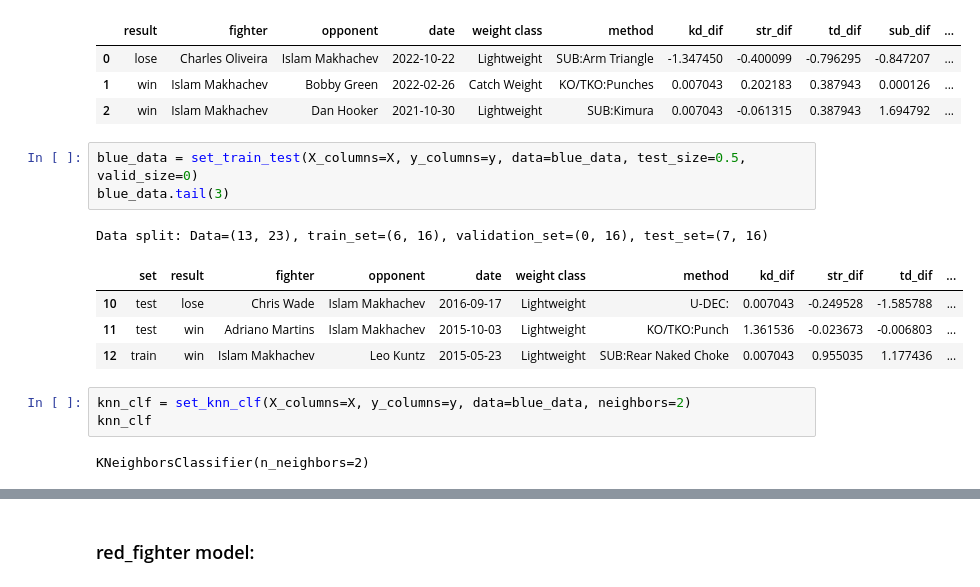
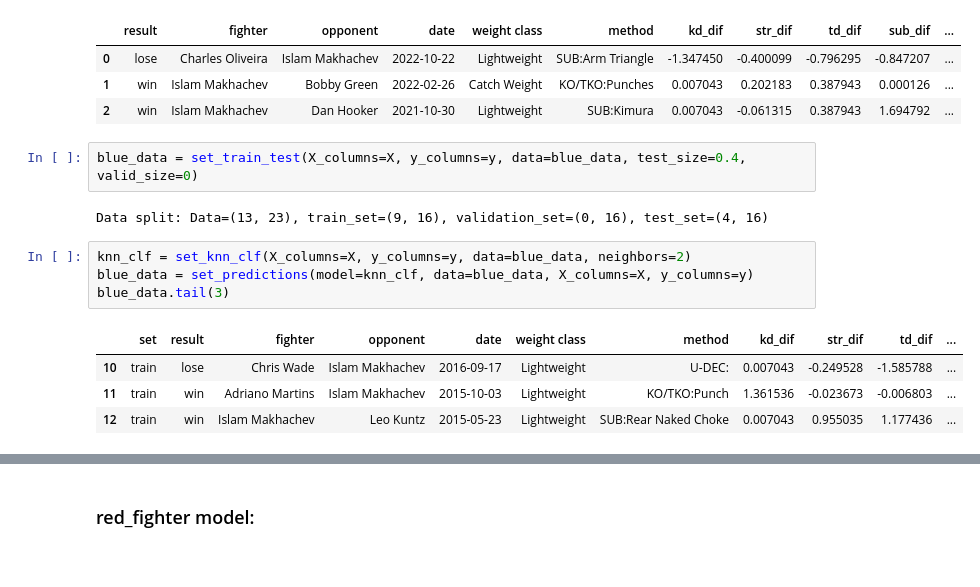
Before and after one commit to sagi778/ufc_fights_Predictor, a Jupyter notebook: notebooks/micro_model_training.ipynb, the cells around one changed output, grey strips where cells are left out. Saved outputs shown, nothing was run; the diff lists cells and outputs as text.

```diff
--- a/notebooks/micro_model_training.ipynb
+++ b/notebooks/micro_model_training.ipynb
@@ -59,16 +59,15 @@ blue_data.head(3)
 | 1 | win | Islam Makhachev | Bobby Green | 2022-02-26 | Catch Weight | KO/TKO:Punches | 0.007043 | 0.202183 | 0.387943 | 0.000126 | ... |
 | 2 | win | Islam Makhachev | Dan Hooker | 2021-10-30 | Lightweight | SUB:Kimura | 0.007043 | -0.061315 | 0.387943 | 1.694792 | ... |
 # %%
-blue_data = set_train_test(X_columns=X, y_columns=y, data=blue_data, test_size=0.5, valid_size=0)
-blue_data.tail(3)
+blue_data = set_train_test(X_columns=X, y_columns=y, data=blue_data, test_size=0.4, valid_size=0)
 # %% [output]
-Data split: Data=(13, 23), train_set=(6, 16), validation_set=(0, 16), test_set=(7, 16)
+Data split: Data=(13, 23), train_set=(9, 16), validation_set=(0, 16), test_set=(4, 16)
-|  | set | result | fighter | opponent | date | weight class | method | kd_dif | str_dif | td_dif | ... |
-| 10 | test | lose | Chris Wade | Islam Makhachev | 2016-09-17 | Lightweight | U-DEC: | 0.007043 | -0.249528 | -1.585788 | ... |
-| 11 | test | win | Adriano Martins | Islam Makhachev | 2015-10-03 | Lightweight | KO/TKO:Punch | 1.361536 | -0.023673 | -0.006803 | ... |
-| 12 | train | win | Islam Makhachev | Leo Kuntz | 2015-05-23 | Lightweight | SUB:Rear Naked Choke | 0.007043 | 0.955035 | 1.177436 | ... |
 # %%
 knn_clf = set_knn_clf(X_columns=X, y_columns=y, data=blue_data, neighbors=2)
-knn_clf
+blue_data = set_predictions(model=knn_clf, data=blue_data, X_columns=X, y_columns=y)
+blue_data.tail(3)
 # %% [output]
-KNeighborsClassifier(n_neighbors=2)
+|  | set | result | fighter | opponent | date | weight class | method | kd_dif | str_dif | td_dif | ... |
+| 10 | train | lose | Chris Wade | Islam Makhachev | 2016-09-17 | Lightweight | U-DEC: | 0.007043 | -0.249528 | -1.585788 | ... |
+| 11 | train | win | Adriano Martins | Islam Makhachev | 2015-10-03 | Lightweight | KO/TKO:Punch | 1.361536 | -0.023673 | -0.006803 | ... |
+| 12 | train | win | Islam Makhachev | Leo Kuntz | 2015-05-23 | Lightweight | SUB:Rear Naked Choke | 0.007043 | 0.955035 | 1.177436 | ... |
```
Also changed, not shown: parts of 6 cells of this notebook.
